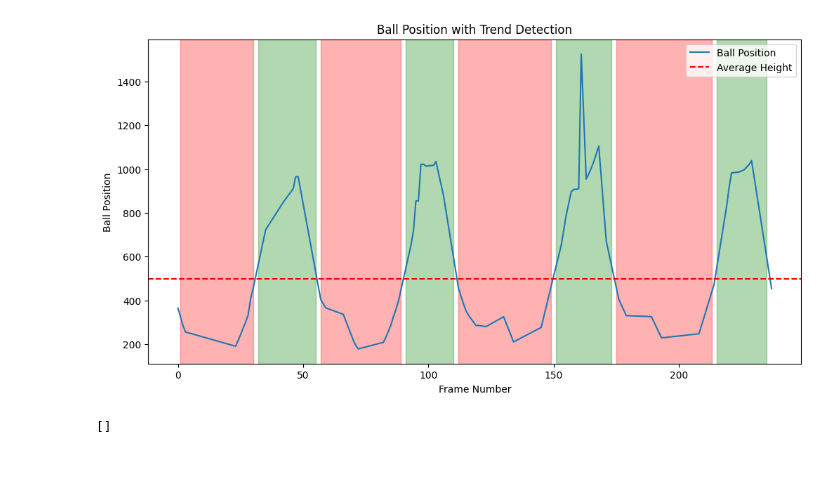
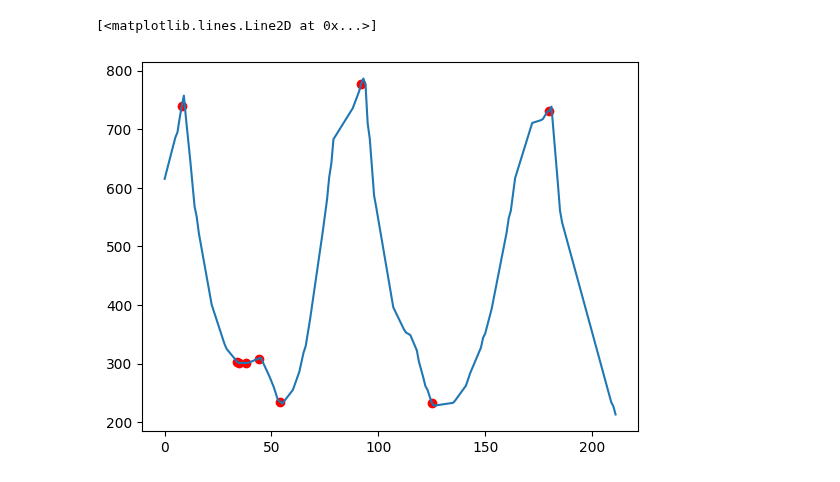
Before and after one commit to MGonza20/ProyectoFinal_VC, a Jupyter notebook: src/ball_analyisis.ipynb, the cells around one changed output. Drawn from its saved outputs; the diff is of its cells as text; code cells hidden in the pictures.

```diff
--- a/src/ball_analyisis.ipynb
+++ b/src/ball_analyisis.ipynb
@@ -129,35 +126,2 @@ deviation_threshold = 30  # adjust based on your observations
 min_consecutive_points = 10  # number of consecutive points to confirm a trend
-# %%
-# Identify significant slopes
-trends = []
-current_trend = {'start': None, 'type': None}
-for i in range(1, len(ball_positions)):
-    if (ball_positions[i] > average_height + deviation_threshold and
-        (current_trend['type'] == 'up' or current_trend['type'] is None)):
-        if current_trend['type'] is None:
-            current_trend['start'] = i
-        current_trend['type'] = 'up'
-    elif (ball_positions[i] < average_height - deviation_threshold and
-          (current_trend['type'] == 'down' or current_trend['type'] is None)):
-        if current_trend['type'] is None:
-            current_trend['start'] = i
-        current_trend['type'] = 'down'
-    else:
-        if current_trend['type'] is not None and i - current_trend['start'] > min_consecutive_points:
-            trends.append((current_trend['start'], i - 1, current_trend['type']))
-        current_trend = {'start': None, 'type': None}
-
-# Plot
-plt.figure(figsize=(12, 6))
-plt.plot(ball_positions, label='Ball Position')
-plt.axhline(y=average_height, color='r', linestyle='--', label='Average Height')
-for start, end, t_type in trends:
-    plt.axvspan(start, end, color='green' if t_type == 'up' else 'red', alpha=0.3)
-plt.title('Ball Position with Trend Detection')
-plt.xlabel('Frame Number')
-plt.ylabel('Ball Position')
-plt.legend()
-plt.show()
-# %% [output]
-[figure, removed]
 # %%
@@ -165,10 +129,13 @@ plt.show()
 velocities = np.diff(ball_positions, n=1)
-# %%
-# Get interceptions with the average height
-interceptions = []
-for i in range(1, len(ball_positions)):
-		if (ball_positions[i] > average_height and ball_positions[i-1] < average_height) or \
-			 (ball_positions[i] < average_height and ball_positions[i-1] > average_height):
-				interceptions.append(i)
-# %% [output]
-[]
+# %%
+# Detect zero crossings
+frame_numbers = np.arange(0, number_of_frames)
+zero_crossings = np.where(np.diff(np.sign(velocities)))[0]
+# %%
+# Plot zero crossings
+plt.scatter(zero_crossings, np.array(ball_positions)[zero_crossings], color='red', label='Zero Crossing')
+# Plot the ball positions
+plt.plot(frame_numbers[:-1], ball_positions[:-1], label='Ball Position')
+# %% [output]
+[<matplotlib.lines.Line2D at 0x...>]
+[figure, added]
```
Also changed, not shown: parts of 14 cells of this notebook, 15 other files.
